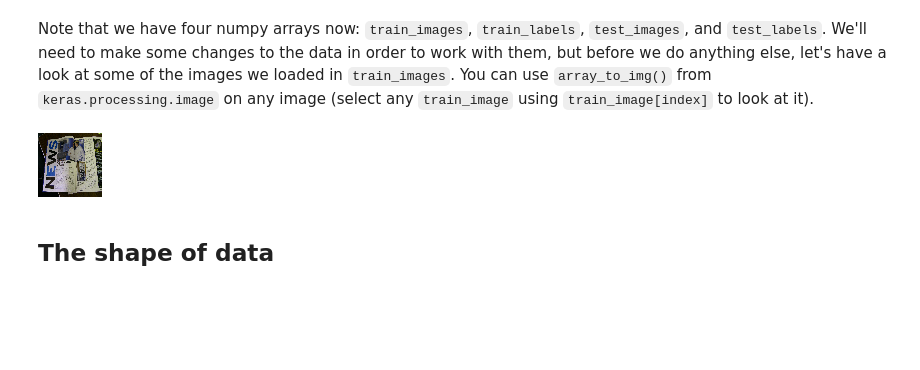
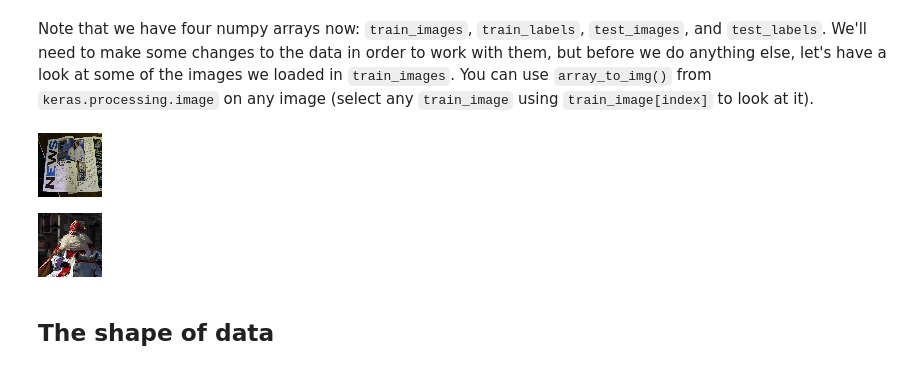
Before and after one commit to jbuenaseda/dsc-introduction-to-neural-networks-lab-nyc-ds-033020, a Jupyter notebook: index.ipynb, the cells around one changed output. Saved outputs shown, nothing was run; the diff lists cells and outputs as text; code cells hidden in the pictures; blank space fills up the shorter version.

```diff
--- a/index.ipynb
+++ b/index.ipynb
@@ -66,6 +66,9 @@ array_to_img(train_images[10])
 [figure]
 # %%
 # Preview another image
+array_to_img(train_images[130])
+# %% [output]
+[figure, added]
 # %% [markdown]
 ## The shape of data
 # %% [markdown]
```
